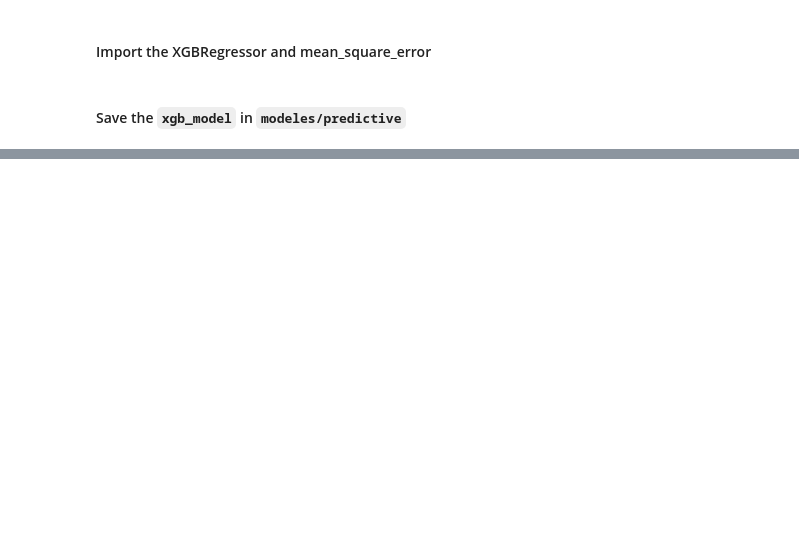
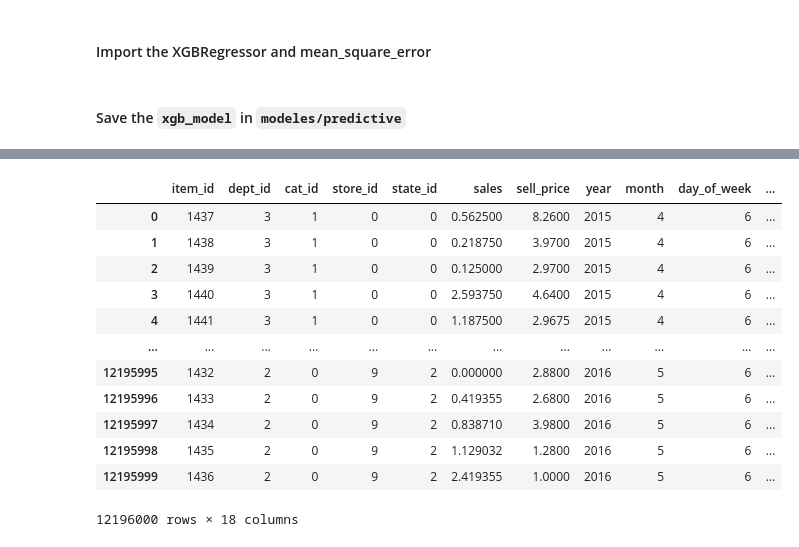
Before and after one commit to chuannarongvat/adv_mla_at2_14229898, a Jupyter notebook: notebooks/predictive/chingpayakmon_narongvat-14229898-predictive_xgboost_model.ipynb, the cells around one changed output, grey strips where cells are left out. Drawn from its saved outputs; the diff is of its cells as text; code cells hidden in the pictures; blank space fills up the shorter version.

```diff
--- a/notebooks/predictive/chingpayakmon_narongvat-14229898-predictive_xgboost_model.ipynb
+++ b/notebooks/predictive/chingpayakmon_narongvat-14229898-predictive_xgboost_model.ipynb
@@ -217,0 +235,30 @@ print(rmse)
+# %%
+item_id_encoder = load('../../models/predictive/item_id_encoder.joblib')
+store_id_encoder = load('../../models/predictive/store_id_encoder.joblib')
+
+mean_sales_item_id_month['item_id'] = item_id_encoder.transform(mean_sales_item_id_month['item_id'])
+mean_sales_item_id_month['store_id'] = store_id_encoder.transform(mean_sales_item_id_month['store_id'])
+# %%
+merge_df = pd.merge(X_test_missing, mean_sales_item_id_month, on=['item_id', 'store_id', 'month'], how='left')
+# %%
+X_test_missing.reset_index(drop=True, inplace=True)
+merge_df.reset_index(drop=True, inplace=True)
+# %%
+X_test_missing['sales'] = merge_df['sales_y']
+X_test_missing['sell_price'] = merge_df['sell_price_y']
+# %%
+X_test_missing
+# %% [output]
+|  | item_id | dept_id | cat_id | store_id | state_id | sales | sell_price | year | month | day_of_week | ... |
+| 0 | 1437 | 3 | 1 | 0 | 0 | 0.562500 | 8.2600 | 2015 | 4 | 6 | ... |
+| 1 | 1438 | 3 | 1 | 0 | 0 | 0.218750 | 3.9700 | 2015 | 4 | 6 | ... |
+| 2 | 1439 | 3 | 1 | 0 | 0 | 0.125000 | 2.9700 | 2015 | 4 | 6 | ... |
+| 3 | 1440 | 3 | 1 | 0 | 0 | 2.593750 | 4.6400 | 2015 | 4 | 6 | ... |
+| 4 | 1441 | 3 | 1 | 0 | 0 | 1.187500 | 2.9675 | 2015 | 4 | 6 | ... |
+| ... | ... | ... | ... | ... | ... | ... | ... | ... | ... | ... | ... |
+| 12195995 | 1432 | 2 | 0 | 9 | 2 | 0.000000 | 2.8800 | 2016 | 5 | 6 | ... |
+| 12195996 | 1433 | 2 | 0 | 9 | 2 | 0.419355 | 2.6800 | 2016 | 5 | 6 | ... |
+| 12195997 | 1434 | 2 | 0 | 9 | 2 | 0.838710 | 3.9800 | 2016 | 5 | 6 | ... |
+| 12195998 | 1435 | 2 | 0 | 9 | 2 | 1.129032 | 1.2800 | 2016 | 5 | 6 | ... |
+| 12195999 | 1436 | 2 | 0 | 9 | 2 | 2.419355 | 1.0000 | 2016 | 5 | 6 | ... |
+12196000 rows × 18 columns
```
Also changed, not shown: parts of 24 cells of this notebook, 7 other files.
